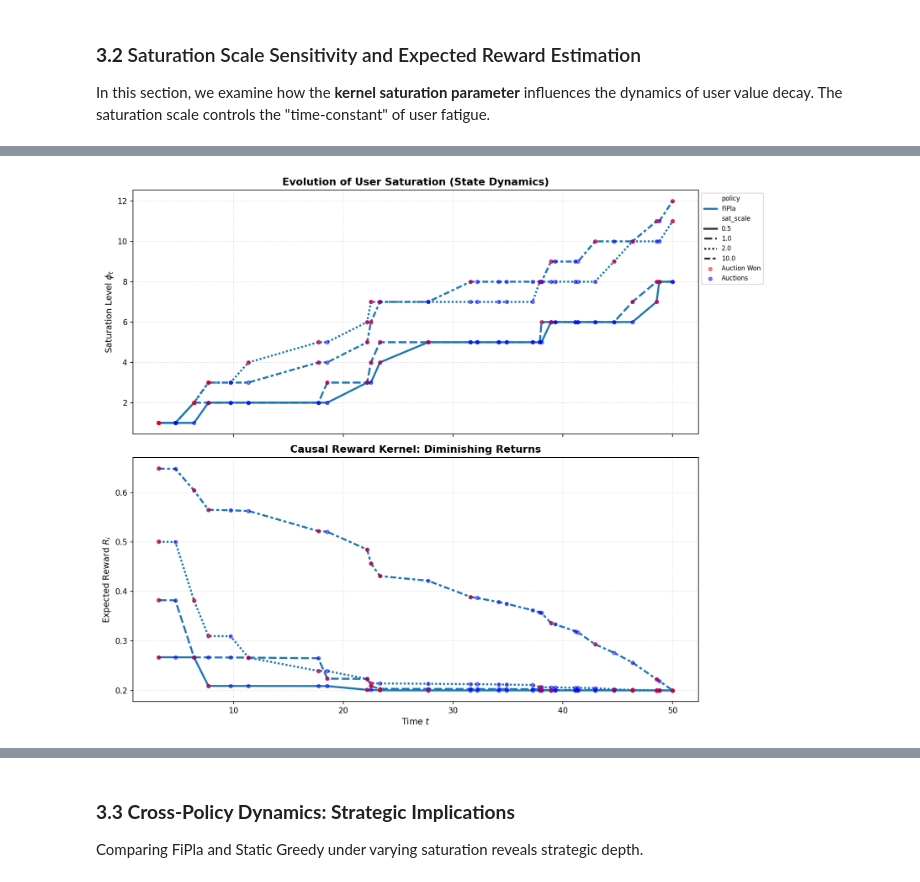
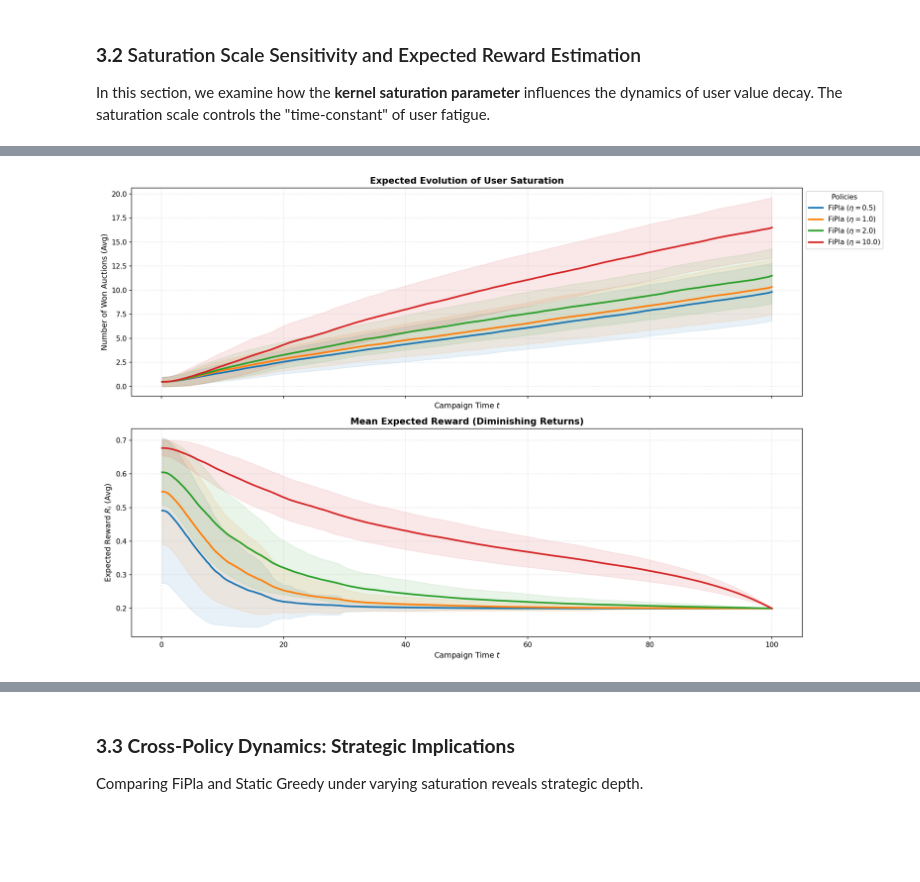
Before and after one commit to eugeniepatard/dynamauction, a Jupyter notebook: benchmark/benchmark_experiments.ipynb, the cells around one changed output, grey strips where cells are left out. Drawn from its saved outputs; the diff is of its cells as text; code cells hidden in the pictures; blank space fills up the shorter version.

Commit message:
[Docs]: Updated benckmark saturation.

```diff
--- a/benchmark/benchmark_experiments.ipynb
+++ b/benchmark/benchmark_experiments.ipynb
@@ -86,10 +88,12 @@ policies = {
 
 saturation_scales = [0.5, 1.0, 2.0, 10.0]
 
-seeds = [42, 123, 456] # Multiples seeds for robustness
+horizon = 100.0
+
+seeds = [i for i in range(500)] # Multiples seeds for robustness
 
 # Exécution
-df_results = run_benchmark_anarchy(policies=policies, saturation_scales=saturation_scales, seeds=seeds)
+df_results = run_benchmark_anarchy(policies=policies, saturation_scales=saturation_scales, seeds=seeds, horizon=horizon)
 df_results
 # %% [output]
 |  | t | utility | net_reward | context | expected_value | won | seed | policy | sat_scale |
@@ -262,5 +281,5 @@ Late Phase (75-100%) Utility Level: {'FiPla': 0.66, 'Random': 0.6, 'Static Greed
 # %%
-plot_value_dynamics(df_results[df_results['seed']==42], policies=["FiPla"], sat_scales=[0.5, 1.0, 2.0, 10.0])
+plot_value_dynamics_average(df_results, policies=["FiPla"], sat_scales=[0.5, 1.0, 2.0, 10.0], show_scatters=False)
 # %% [output]
-[figure, old version]
+[figure, new version]
 # %%
```
Also changed, not shown: parts of 15 cells of this notebook, 2 other files.
